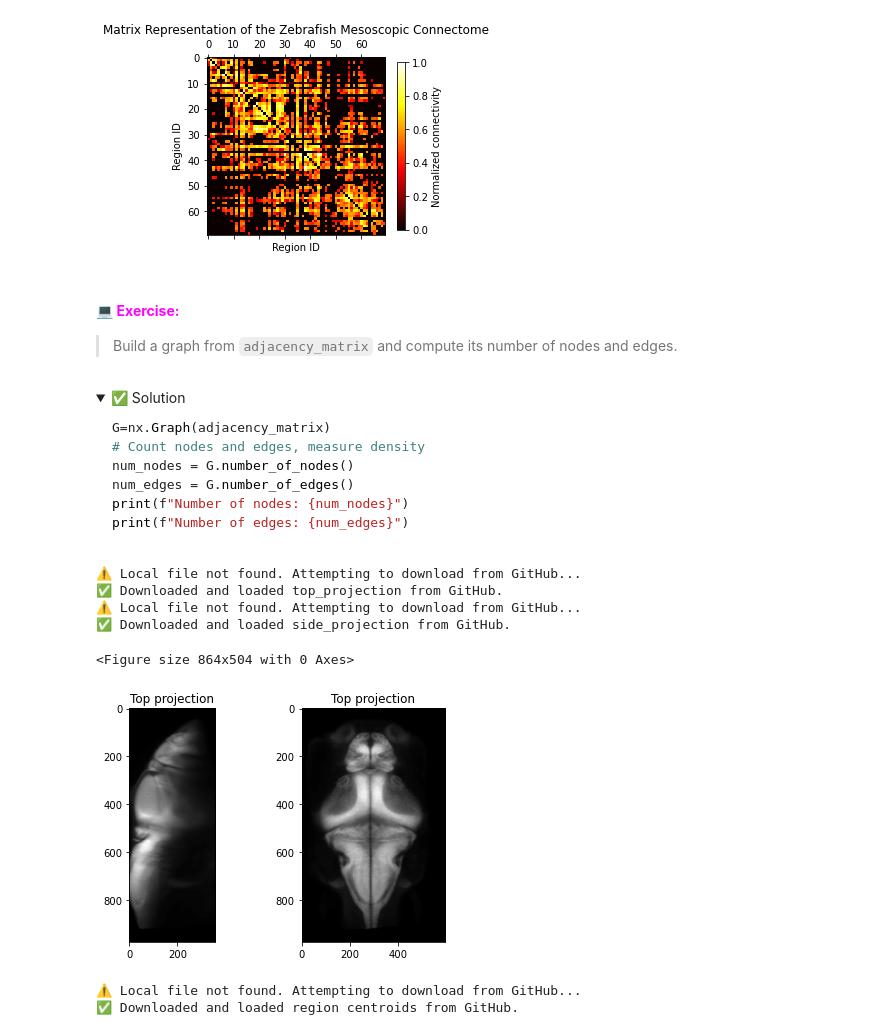
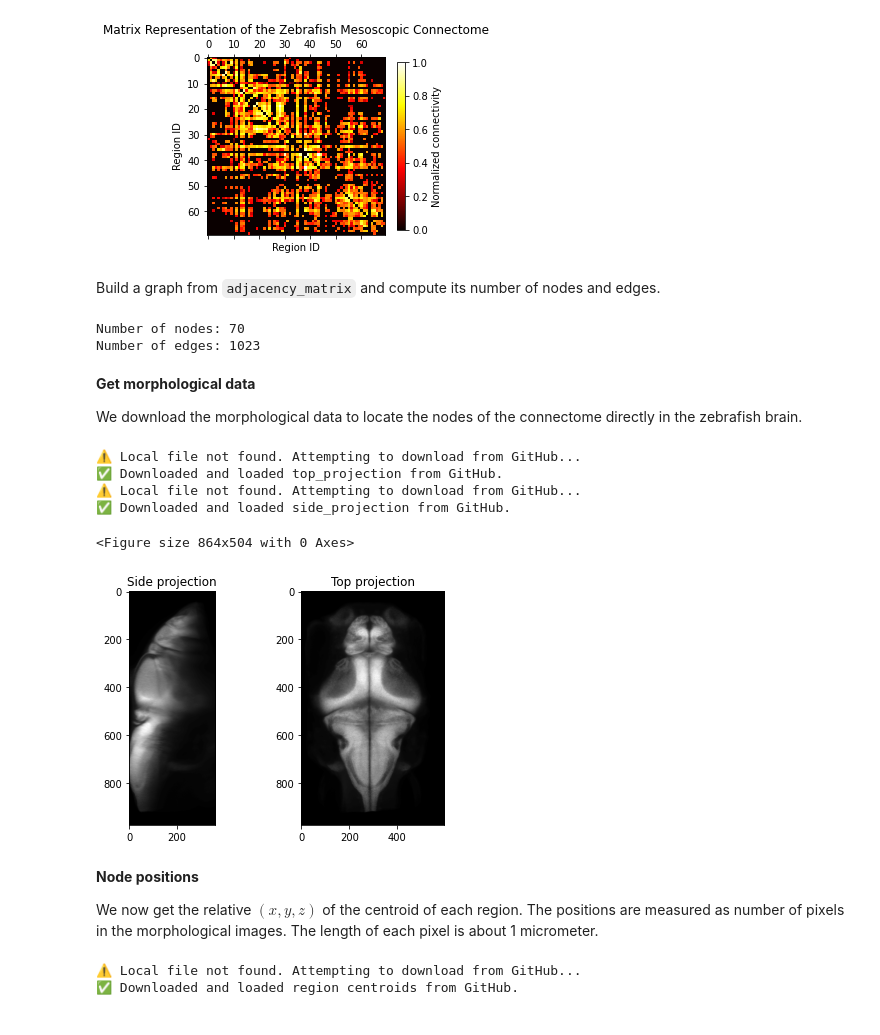
Before and after one commit to pdesrosiers/network-lab-mqsh, a Jupyter notebook: notebooks/network_intro.ipynb, the cells around one changed output. Cells and saved outputs as stored; diff of their text form; code cells hidden in the pictures; folded sections open.

````diff
--- a/notebooks/network_intro.ipynb
+++ b/notebooks/network_intro.ipynb
@@ -715,21 +742,21 @@ Adjacency matrix shape: (70, 70)
 <Figure size 576x576 with 0 Axes>
 [figure]
 # %% [markdown]
-<h4><font color="magenta">💻 <strong>Exercise:</strong></font></h4>
-
-> Build a graph from `adjacency_matrix` and compute its number of nodes and edges.
+ Build a graph from `adjacency_matrix` and compute its number of nodes and edges.
-# %% [markdown]
-<details>
-<summary>✅ Solution</summary>
-
-```python
-G=nx.Graph(adjacency_matrix)
-# Count nodes and edges, measure density
-num_nodes = G.number_of_nodes()
-num_edges = G.number_of_edges()
-print(f"Number of nodes: {num_nodes}")
-print(f"Number of edges: {num_edges}")
-```
+# %%
+G=nx.Graph(adjacency_matrix)
+# Count nodes and edges, measure density
+num_nodes = G.number_of_nodes()
+num_edges = G.number_of_edges()
+print(f"Number of nodes: {num_nodes}")
+print(f"Number of edges: {num_edges}")
+# %% [output]
+Number of nodes: 70
+Number of edges: 1023
+# %% [markdown]
+**Get morphological data**
+
+We download the morphological data to locate the nodes of the connectome directly in the zebrafish brain.
 # %%
 # Download and load top projection of the zebrafish brain
 
@@ -764,35 +791,39 @@ downloaded_filename = 'side_projection.npy'  # Name to use if downloading
 # Try loading locally
 try:
     side_projection = np.load(local_path, allow_pickle=True)
     print("✅ Loaded side_projection from local file.")
 except FileNotFoundError:
     print("⚠️ Local file not found. Attempting to download from GitHub...")
     import urllib.request
     urllib.request.urlretrieve(url, downloaded_filename)
     side_projection = np.load(downloaded_filename, allow_pickle=True)
     print("✅ Downloaded and loaded side_projection from GitHub.")
 
 from scipy import ndimage
 side_projection = ndimage.rotate(side_projection, 90)
 side_projection = np.flipud(side_projection)  # Flip the image on the x-axis
 
 # Plot morphological information
 plt.figure(figsize=(12,7))
 fig, axs = plt.subplots(1, 2)  # Create two subplots
 axs[0].imshow(side_projection, cmap='gray')  # Display the second image
-axs[0].set_title('Top projection')
+axs[0].set_title('Side projection')
 axs[1].imshow(top_projection, cmap='gray')  # Display the first image
 axs[1].set_title('Top projection')
 # Adjust the spacing between subplots
 plt.tight_layout()
 plt.show()  # Show the plot
 # %% [output]
 ⚠️ Local file not found. Attempting to download from GitHub...
 ✅ Downloaded and loaded top_projection from GitHub.
 ⚠️ Local file not found. Attempting to download from GitHub...
 ✅ Downloaded and loaded side_projection from GitHub.
 <Figure size 864x504 with 0 Axes>
-[figure, old version]
+[figure, new version]
+# %% [markdown]
+**Node positions**
+
+We now get the relative $(x,y,z)$ of the centroid of each region. The positions are measured as number of pixels in the morphological images. The length of each pixel is about 1 micrometer.
 # %%
 # Get xyz positions of nodes
 # Define expected local path
````
Also changed, not shown: parts of 34 cells of this notebook, 7 other files.
